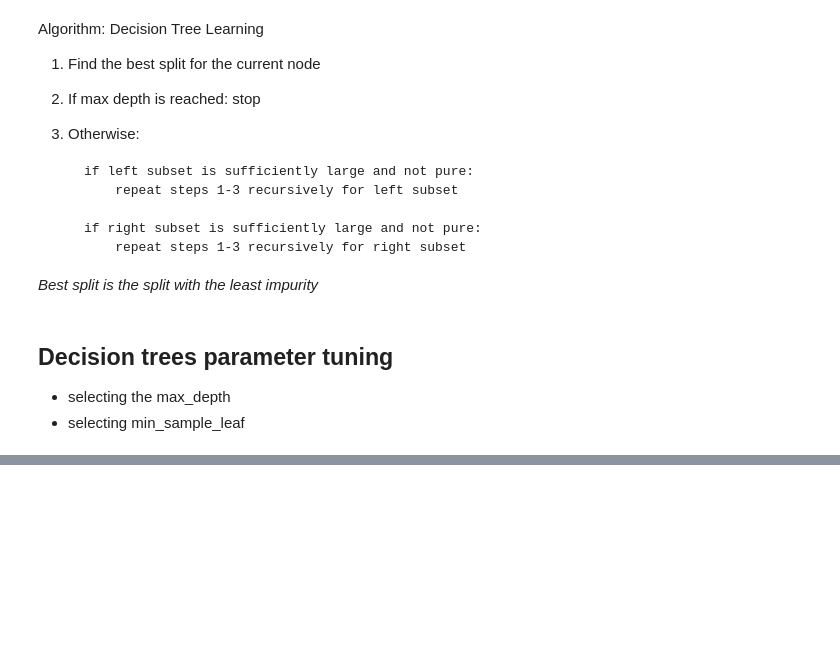
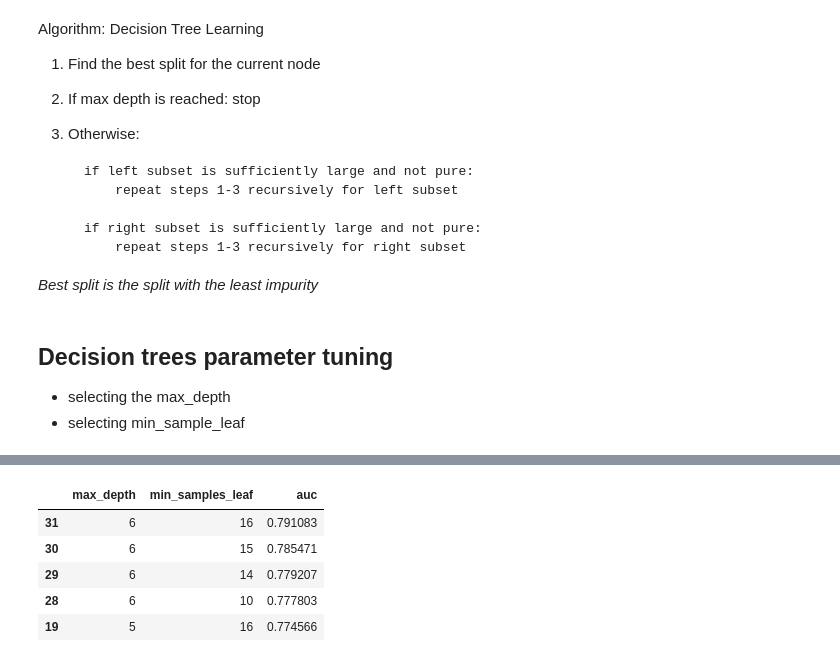
Before and after one commit to KingsleyElo/ml-zoomcamp-notes, a Jupyter notebook: Trees/notebook.ipynb, the cells around one changed output, grey strips where cells are left out. Cells and saved outputs as stored; diff of their text form; code cells hidden in the pictures; blank space fills up the shorter version.

```diff
--- a/Trees/notebook.ipynb
+++ b/Trees/notebook.ipynb
@@ -224,3 +224,15 @@ Algorithm: Decision Tree Learning
 
 - selecting the max_depth
 - selecting min_sample_leaf
+# %%
+# tune the max_depth
+depth = [1,2,3,4,5,6,10,15,20,None]
+
+score = []
+for d in depth:
+    dt = pipeline.set_params(model__max_depth=d)
+    dt.fit(df_train, y_train)
+    y_pred = dt.predict_proba(df_val)[:, 1]
+    auc = roc_auc_score(y_val, y_pred)
+    score.append(f"depth: {d}, score: {auc:.3f}")
+score
@@ -226,0 +250,20 @@ Algorithm: Decision Tree Learning
+# %%
+# tune the max_depth and the min_samples_leaf
+scores = []
+for d in [4,5,6]:
+    for s in [1,2,5,6,10,14,15,16,20,200,300,500]:
+            dt = pipeline.set_params(model__max_depth=d, model__min_samples_leaf=s)
+            dt.fit(df_train, y_train)
+            y_pred = dt.predict_proba(df_val)[:, 1]
+            auc = roc_auc_score(y_val, y_pred)
+            scores.append((d, s, auc))
+columns = ['max_depth', 'min_samples_leaf', 'auc']
+df_scores = pd.DataFrame(scores, columns = columns)
+df_scores.sort_values(by = ['auc'], ascending=False).head()
+# %% [output]
+|  | max_depth | min_samples_leaf | auc |
+| 31 | 6 | 16 | 0.791083 |
+| 30 | 6 | 15 | 0.785471 |
+| 29 | 6 | 14 | 0.779207 |
+| 28 | 6 | 10 | 0.777803 |
+| 19 | 5 | 16 | 0.774566 |
```
Also changed, not shown: parts of 2 cells of this notebook.
